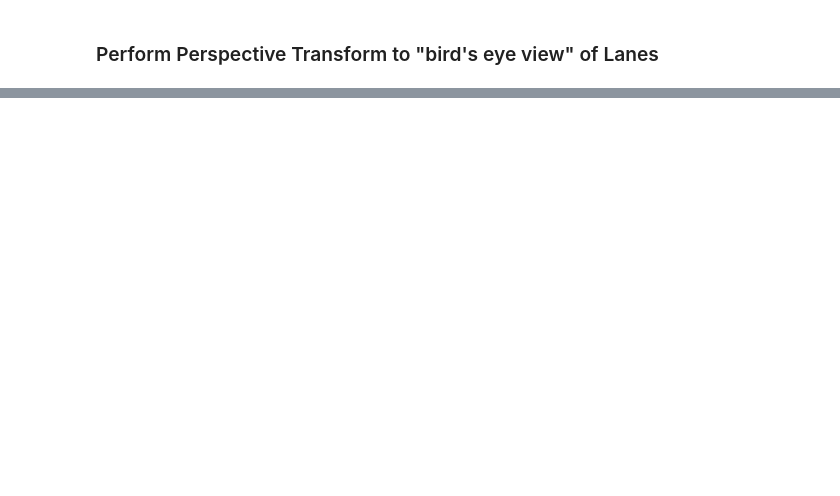
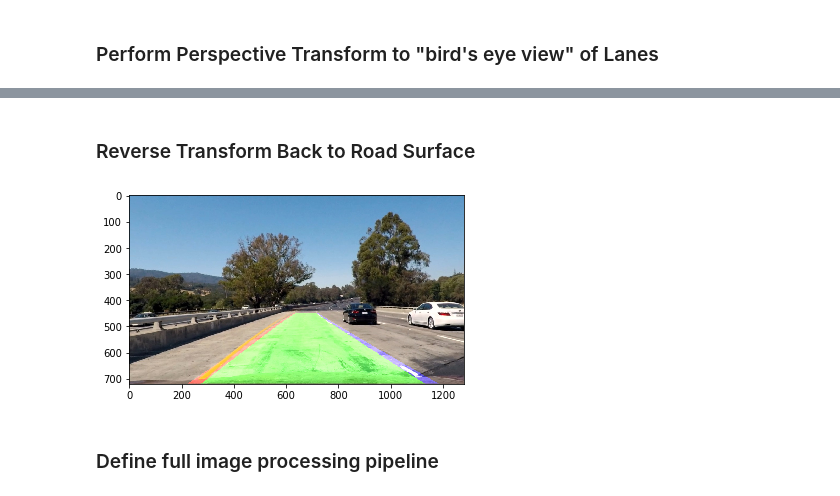
Before and after one commit to josephRog/CarND-Advanced-Lane-Lines, a Jupyter notebook: adv_lane_finding.ipynb, the cells around one changed output, grey strips where cells are left out. Saved outputs shown, nothing was run; the diff lists cells and outputs as text; code cells hidden in the pictures; blank space fills up the shorter version.

```diff
--- a/adv_lane_finding.ipynb
+++ b/adv_lane_finding.ipynb
@@ -242,0 +447,35 @@ plt.show()
+# %% [markdown]
+### Reverse Transform Back to Road Surface
+# %%
+image = cv2.cvtColor(undistorted_road, cv2.COLOR_BGR2RGB)
+
+color_overlay = np.copy(warp_color_overlay*0)
+
+img_size = (image.shape[1], image.shape[0])
+M = cv2.getPerspectiveTransform(road_dst_points, road_src_points)
+# Warp the image using OpenCV warpPerspective()
+color_overlay = cv2.warpPerspective(warp_color_overlay, M, img_size)
+
+#result = cv2.addWeighted(image, 1, color_overlay, 0.5, 0)
+#plt.figure(figsize=(16,16))
+#plt.imshow(result, cmap='gray')
+#plt.title("Warped Road Image")
+
+
+# Tranform and overlay on road function
+def transToRoad(image, warped_color_overlay, M):
+    img_size = (image.shape[1], image.shape[0])
+    #print(img_size)
+    #image = cv2.cvtColor(image, cv2.COLOR_BGR2RGB)
+    color_overlay = cv2.warpPerspective(warped_color_overlay, M, img_size)
+    result = cv2.addWeighted(image, 1, color_overlay, 0.5, 0)
+    return result
+
+test_final = np.copy(image) * 0
+test_final = transToRoad(image, thing, M)
+plt.imshow(test_final)
+plt.show()
+# %% [output]
+[figure, added]
+# %% [markdown]
+### Define full image processing pipeline
```
Also changed, not shown: parts of 14 cells of this notebook.
